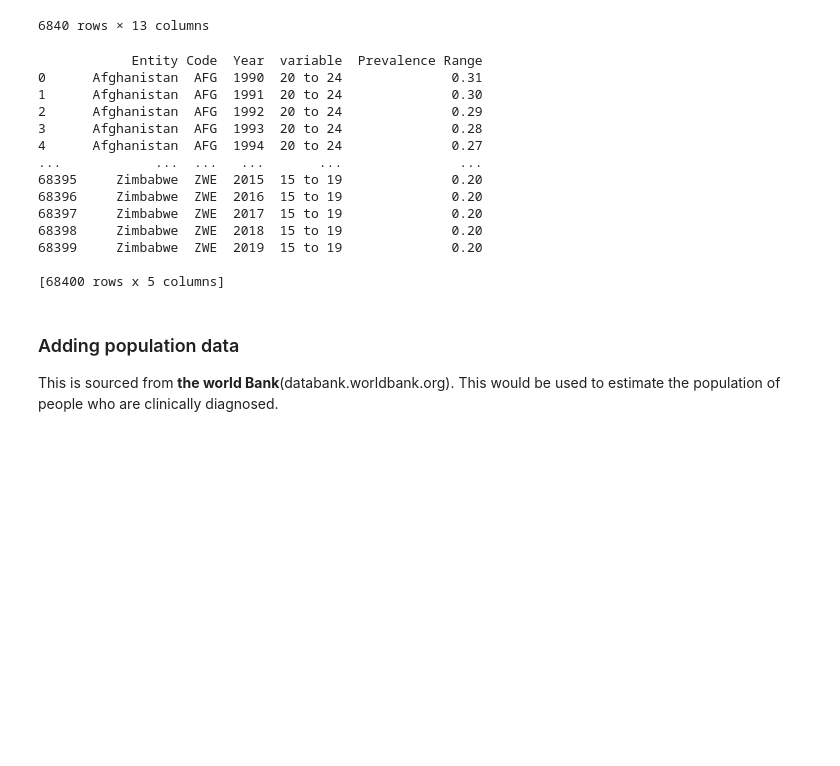
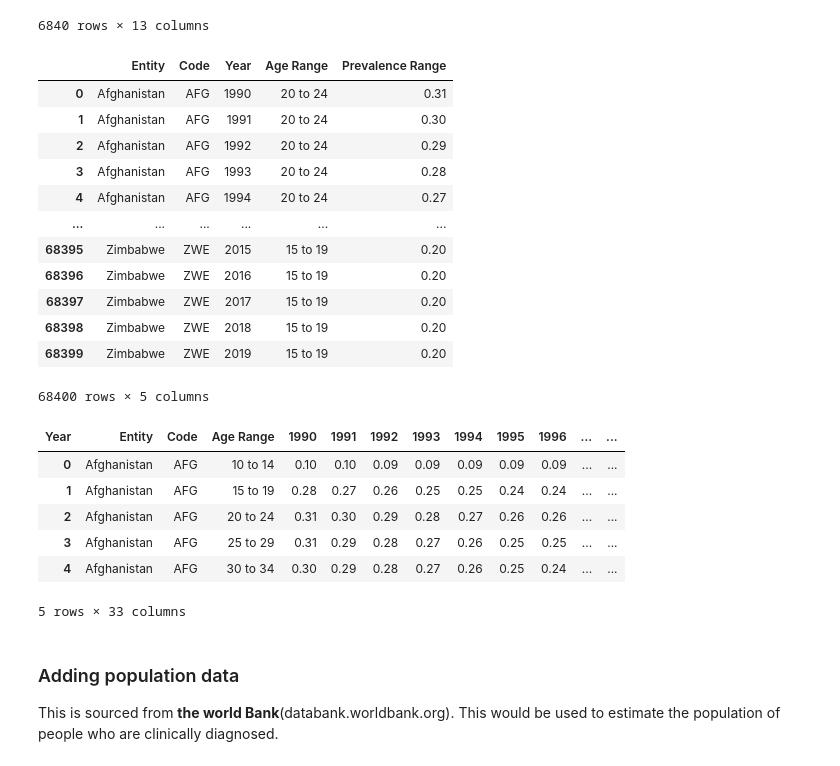
Before and after one commit to fortune-uwha/eating-disorder-dataset, a Jupyter notebook: Eating_disorder.ipynb, the cells around one changed output. Saved outputs shown, nothing was run; the diff lists cells and outputs as text; code cells hidden in the pictures; blank space fills up the shorter version.

```diff
--- a/Eating_disorder.ipynb
+++ b/Eating_disorder.ipynb
@@ -57,25 +60,38 @@ cleaned_eating_disorder_df
 # %%
 # Transform the data
 transformed_eating_disorder_df = pd.melt(cleaned_eating_disorder_df, id_vars=["Entity", "Code","Year"], value_vars=["20 to 24", "10 to 14", "All Ages", "30 to 34", "25 to 29",
-                                                                                 "5-14 years", "50-69 years", "Age-standardized", "70+ years", "15 to 19"], value_name="Prevalence Range")
+                                                                                 "5-14 years", "50-69 years", "Age-standardized", "70+ years", "15 to 19"],var_name="Age Range",value_name="Prevalence Range")
 
 # Display the transformed DataFrame
-print(transformed_eating_disorder_df)
+transformed_eating_disorder_df
 # %% [output]
+|  | Entity | Code | Year | Age Range | Prevalence Range |
+| 0 | Afghanistan | AFG | 1990 | 20 to 24 | 0.31 |
+| 1 | Afghanistan | AFG | 1991 | 20 to 24 | 0.30 |
+| 2 | Afghanistan | AFG | 1992 | 20 to 24 | 0.29 |
+| 3 | Afghanistan | AFG | 1993 | 20 to 24 | 0.28 |
+| 4 | Afghanistan | AFG | 1994 | 20 to 24 | 0.27 |
+| ... | ... | ... | ... | ... | ... |
+| 68395 | Zimbabwe | ZWE | 2015 | 15 to 19 | 0.20 |
+| 68396 | Zimbabwe | ZWE | 2016 | 15 to 19 | 0.20 |
+| 68397 | Zimbabwe | ZWE | 2017 | 15 to 19 | 0.20 |
+| 68398 | Zimbabwe | ZWE | 2018 | 15 to 19 | 0.20 |
+| 68399 | Zimbabwe | ZWE | 2019 | 15 to 19 | 0.20 |
-            Entity Code  Year  variable  Prevalence Range
-0      Afghanistan  AFG  1990  20 to 24              0.31
-1      Afghanistan  AFG  1991  20 to 24              0.30
-2      Afghanistan  AFG  1992  20 to 24              0.29
-3      Afghanistan  AFG  1993  20 to 24              0.28
-4      Afghanistan  AFG  1994  20 to 24              0.27
-...            ...  ...   ...       ...               ...
-68395     Zimbabwe  ZWE  2015  15 to 19              0.20
-68396     Zimbabwe  ZWE  2016  15 to 19              0.20
-68397     Zimbabwe  ZWE  2017  15 to 19              0.20
-68398     Zimbabwe  ZWE  2018  15 to 19              0.20
-68399     Zimbabwe  ZWE  2019  15 to 19              0.20
-
-[68400 rows x 5 columns]
+68400 rows × 5 columns
+# %%
+transformed_eating_disorder_df= transformed_eating_disorder_df.pivot(index=["Entity","Code","Age Range"],columns="Year", values="Prevalence Range")
+#Reset index
+transformed_eating_disorder_df.reset_index(inplace=True)
+# %%
+transformed_eating_disorder_df.head()
+# %% [output]
+| Year | Entity | Code | Age Range | 1990 | 1991 | 1992 | 1993 | 1994 | 1995 | 1996 | ... | ... |
+| 0 | Afghanistan | AFG | 10 to 14 | 0.10 | 0.10 | 0.09 | 0.09 | 0.09 | 0.09 | 0.09 | ... | ... |
+| 1 | Afghanistan | AFG | 15 to 19 | 0.28 | 0.27 | 0.26 | 0.25 | 0.25 | 0.24 | 0.24 | ... | ... |
+| 2 | Afghanistan | AFG | 20 to 24 | 0.31 | 0.30 | 0.29 | 0.28 | 0.27 | 0.26 | 0.26 | ... | ... |
+| 3 | Afghanistan | AFG | 25 to 29 | 0.31 | 0.29 | 0.28 | 0.27 | 0.26 | 0.25 | 0.25 | ... | ... |
+| 4 | Afghanistan | AFG | 30 to 34 | 0.30 | 0.29 | 0.28 | 0.27 | 0.26 | 0.25 | 0.24 | ... | ... |
+5 rows × 33 columns
 # %% [markdown]
 ### Adding population data
 
```
Also changed, not shown: parts of 6 cells of this notebook.
